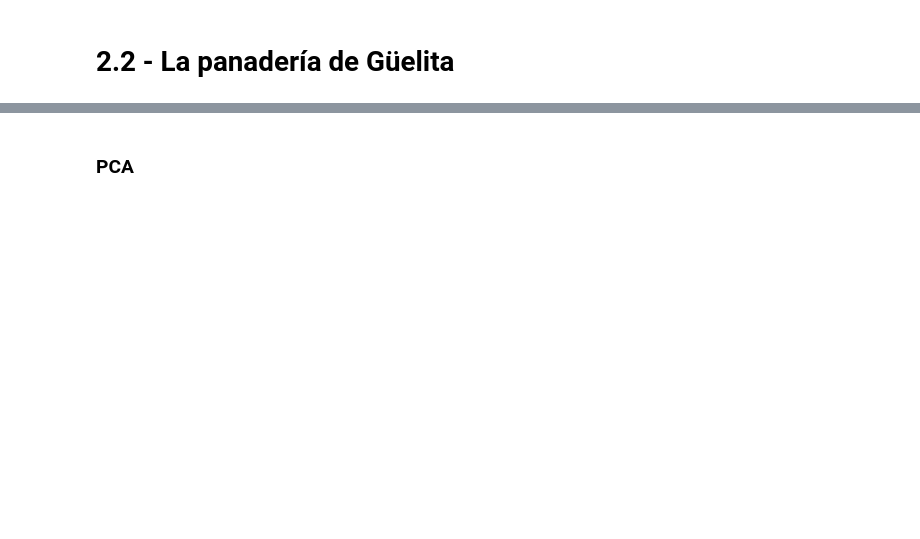
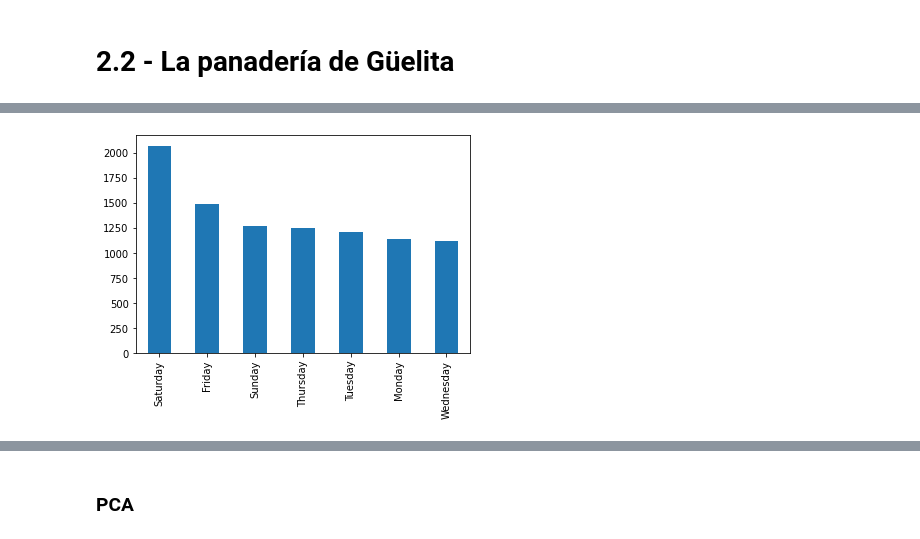
Before and after one commit to Pomilusky/apuntes_clase, a Jupyter notebook: semana_7/2.2 - La panaderia de Guelita.ipynb, the cells around one changed output, grey strips where cells are left out. Cells and saved outputs as stored; diff of their text form; code cells hidden in the pictures; blank space fills up the shorter version.

```diff
--- a/semana_7/2.2 - La panaderia de Guelita.ipynb
+++ b/semana_7/2.2 - La panaderia de Guelita.ipynb
@@ -25,0 +159,4 @@ breadbasket.head()
+# %%
+bread_group.day.value_counts().plot(kind='bar');
+# %% [output]
+[figure, added]
```
Also changed, not shown: parts of 33 cells of this notebook.
